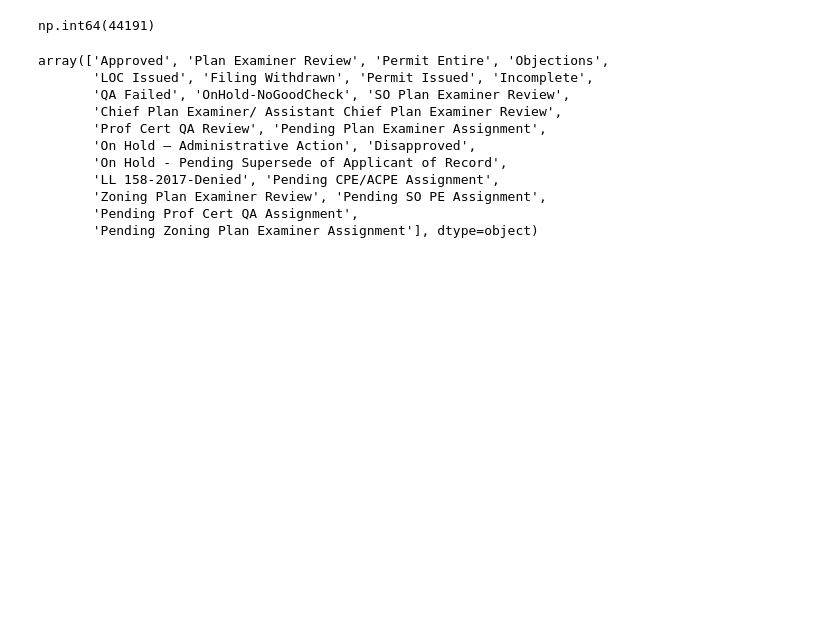
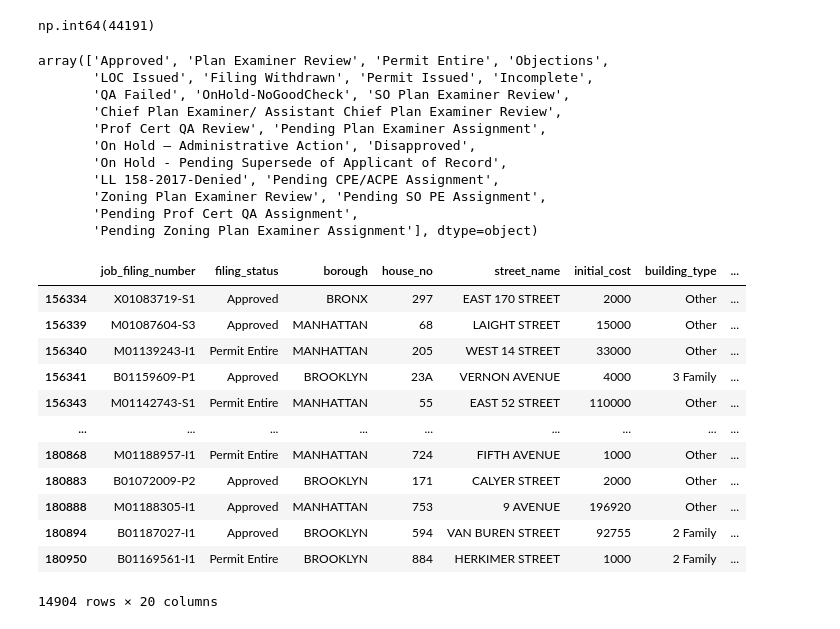
Before and after one commit to advanced-computing/will-naga-krishna, a Jupyter notebook: construction_data_reviewing.ipynb, the cells around one changed output. Saved outputs shown, nothing was run; the diff lists cells and outputs as text; code cells hidden in the pictures; blank space fills up the shorter version.

```diff
--- a/construction_data_reviewing.ipynb
+++ b/construction_data_reviewing.ipynb
@@ -245,3 +245,21 @@ array(['Approved', 'Plan Examiner Review', 'Permit Entire', 'Objections',
        'Zoning Plan Examiner Review', 'Pending SO PE Assignment',
        'Pending Prof Cert QA Assignment',
        'Pending Zoning Plan Examiner Assignment'], dtype=object)
+# %%
+approved_2025 = no_blanks_2025[no_blanks_2025['filing_status'].isin(['Approved','Permit Entire','LOC Issued','Permit Issued'])]
+# %%
+approved_2025
+# %% [output]
+|  | job_filing_number | filing_status | borough | house_no | street_name | initial_cost | building_type | ... |
+| 156334 | X01083719-S1 | Approved | BRONX | 297 | EAST 170 STREET | 2000 | Other | ... |
+| 156339 | M01087604-S3 | Approved | MANHATTAN | 68 | LAIGHT STREET | 15000 | Other | ... |
+| 156340 | M01139243-I1 | Permit Entire | MANHATTAN | 205 | WEST 14 STREET | 33000 | Other | ... |
+| 156341 | B01159609-P1 | Approved | BROOKLYN | 23A | VERNON AVENUE | 4000 | 3 Family | ... |
+| 156343 | M01142743-S1 | Permit Entire | MANHATTAN | 55 | EAST 52 STREET | 110000 | Other | ... |
+| ... | ... | ... | ... | ... | ... | ... | ... | ... |
+| 180868 | M01188957-I1 | Permit Entire | MANHATTAN | 724 | FIFTH AVENUE | 1000 | Other | ... |
+| 180883 | B01072009-P2 | Approved | BROOKLYN | 171 | CALYER STREET | 2000 | Other | ... |
+| 180888 | M01188305-I1 | Approved | MANHATTAN | 753 | 9 AVENUE | 196920 | Other | ... |
+| 180894 | B01187027-I1 | Approved | BROOKLYN | 594 | VAN BUREN STREET | 92755 | 2 Family | ... |
+| 180950 | B01169561-I1 | Permit Entire | BROOKLYN | 884 | HERKIMER STREET | 1000 | 2 Family | ... |
+14904 rows × 20 columns
```
Also changed, not shown: parts of 2 cells of this notebook.
